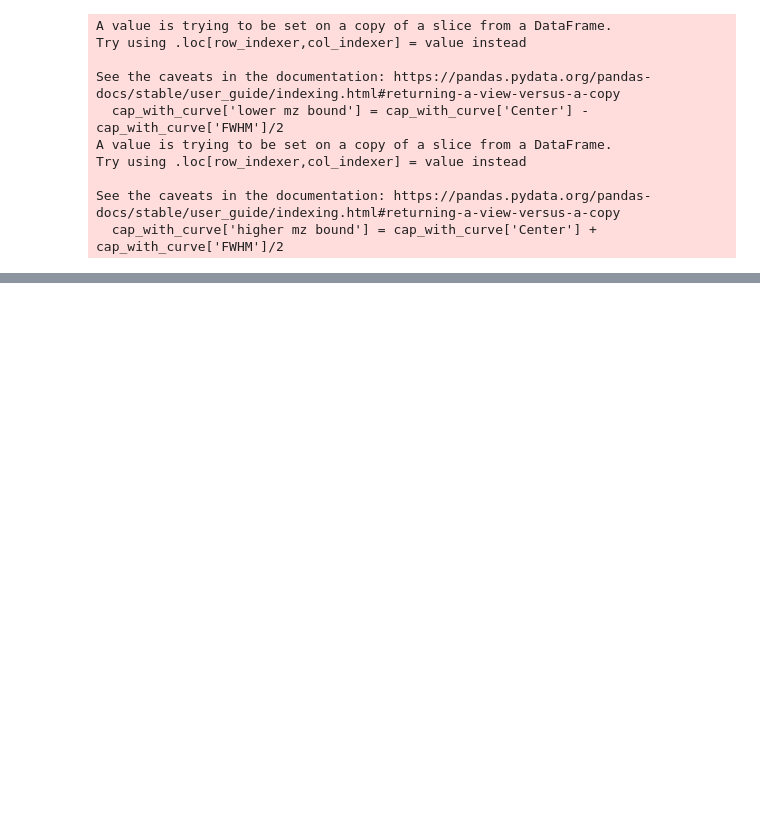
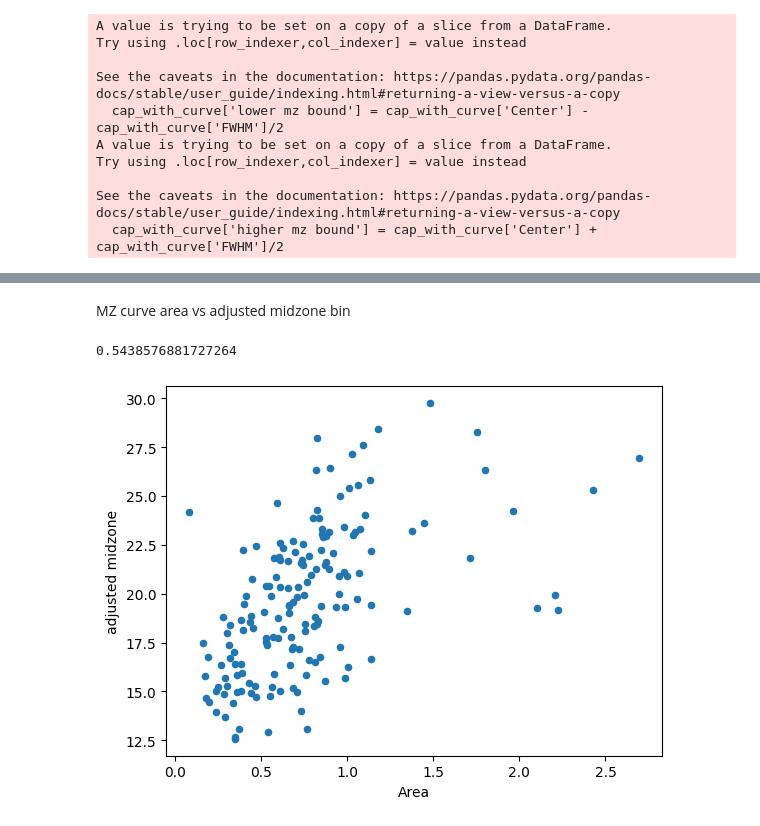
Before and after one commit to shlok-rajurkar/comp-bio-portfolio, a Jupyter notebook: curve_deconvolution/notebooks/CAP_baseline_subset_n=200.ipynb, the cells around one changed output, grey strips where cells are left out. Cells and saved outputs as stored; diff of their text form; code cells hidden in the pictures; blank space fills up the shorter version.

```diff
--- a/curve_deconvolution/notebooks/CAP_baseline_subset_n=200.ipynb
+++ b/curve_deconvolution/notebooks/CAP_baseline_subset_n=200.ipynb
@@ -156,3 +153,5 @@ cap_with_curve.describe().head(4)
 # %%
 lower_bound_mean = 13.2704
 higher_bound_mean = 15.8430
+
+cap_with_curve['adjusted midzone'] = pandas.to_numeric(cap_with_curve['adjusted midzone'], errors='coerce')
@@ -158,0 +164,8 @@ higher_bound_mean = 15.8430
+# %% [markdown]
+MZ curve area vs adjusted midzone bin
+# %%
+cap_with_curve.plot.scatter('Area', 'adjusted midzone')
+print(np.corrcoef(cap_with_curve['Area'], cap_with_curve['adjusted midzone'])[0][1])
+# %% [output]
+0.5438576881727264
+[figure, added]
```
Also changed, not shown: parts of 14 cells of this notebook.
